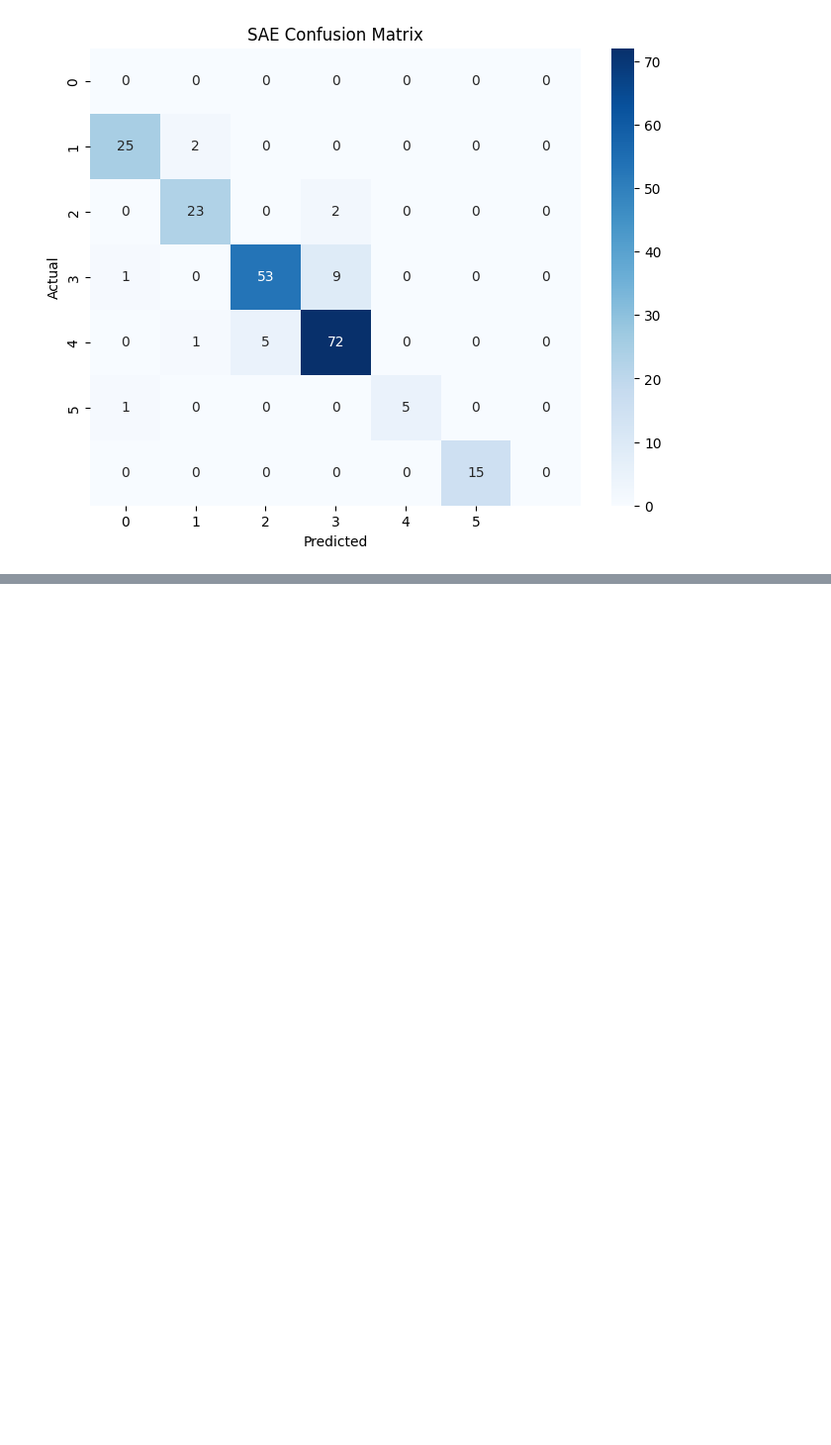
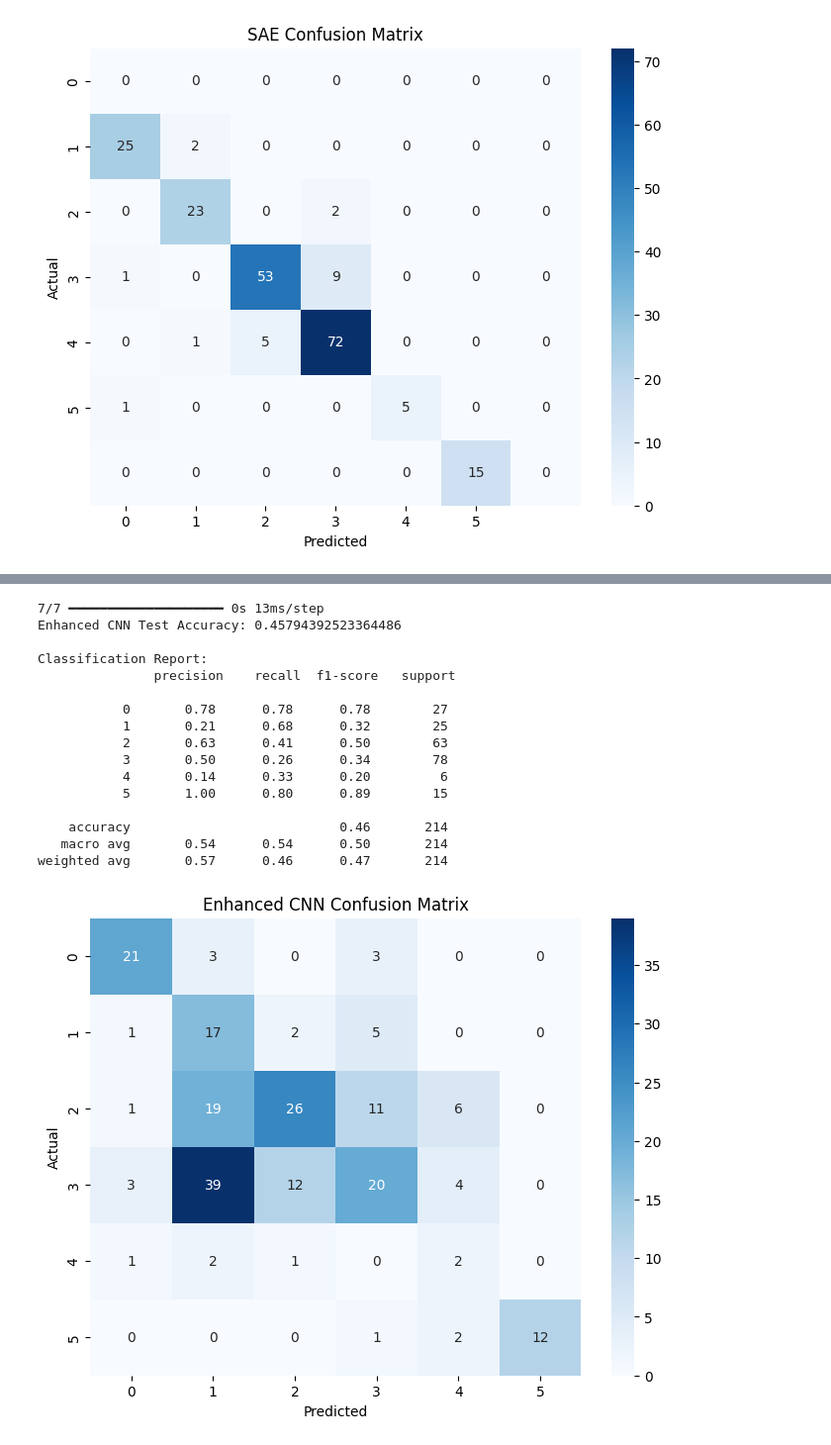
Before and after one commit to saikaldi/genomicDL, a Jupyter notebook: main.ipynb, the cells around one changed output, grey strips where cells are left out. Shown at 99% size. Saved outputs shown, nothing was run; the diff lists cells and outputs as text; code cells hidden in the pictures; blank space fills up the shorter version.

Commit message:
Test DL models - CNN

```diff
--- a/main.ipynb
+++ b/main.ipynb
@@ -722,0 +781,8 @@ plt.show()
+# %%
+from sklearn.utils.class_weight import compute_class_weight
+import numpy as np
+
+classes = np.unique(y_train_res_zero)
+class_weights = compute_class_weight(class_weight='balanced', classes=classes, y=y_train_res_zero)
+class_weights_dict = dict(zip(classes, class_weights))
+print(class_weights_dict)
@@ -722,0 +791,9 @@ plt.show()
+# %%
+history_cnn_strong = cnn_model_strong.fit(
+    X_train_cnn, y_train_ohe,
+    epochs=60,
+    batch_size=32,
+    validation_data=(X_val_cnn, y_val_ohe),
+    class_weight=class_weights_dict,
+    verbose=1
+)
@@ -722,0 +818,43 @@ plt.show()
+# %%
+# Predict probabilities
+y_pred_probs = cnn_model_strong.predict(X_test_cnn)
+
+# Convert to class labels
+y_pred_classes = np.argmax(y_pred_probs, axis=1)
+
+# Convert y_test_ohe back to integer labels
+y_test_int = np.argmax(y_test_ohe, axis=1)
+
+# Accuracy
+accuracy = accuracy_score(y_test_int, y_pred_classes)
+print("Enhanced CNN Test Accuracy:", accuracy)
+
+# Classification Report
+print("\nClassification Report:\n", classification_report(y_test_int, y_pred_classes))
+
+# Confusion Matrix
+cm = confusion_matrix(y_test_int, y_pred_classes)
+plt.figure(figsize=(8,6))
+sns.heatmap(cm, annot=True, fmt="d", cmap="Blues", xticklabels=[0,1,2,3,4,5], yticklabels=[0,1,2,3,4,5])
+plt.title("Enhanced CNN Confusion Matrix")
+plt.xlabel("Predicted")
+plt.ylabel("Actual")
+plt.show()
+# %% [output]
+7/7 ━━━━━━━━━━━━━━━━━━━━ 0s 13ms/step
+Enhanced CNN Test Accuracy: 0.45794392523364486
+
+Classification Report:
+               precision    recall  f1-score   support
+
+           0       0.78      0.78      0.78        27
+           1       0.21      0.68      0.32        25
+           2       0.63      0.41      0.50        63
+           3       0.50      0.26      0.34        78
+           4       0.14      0.33      0.20         6
+           5       1.00      0.80      0.89        15
+
+    accuracy                           0.46       214
+   macro avg       0.54      0.54      0.50       214
+weighted avg       0.57      0.46      0.47       214
+[figure, added]
```
Also changed, not shown: parts of 22 cells of this notebook.
